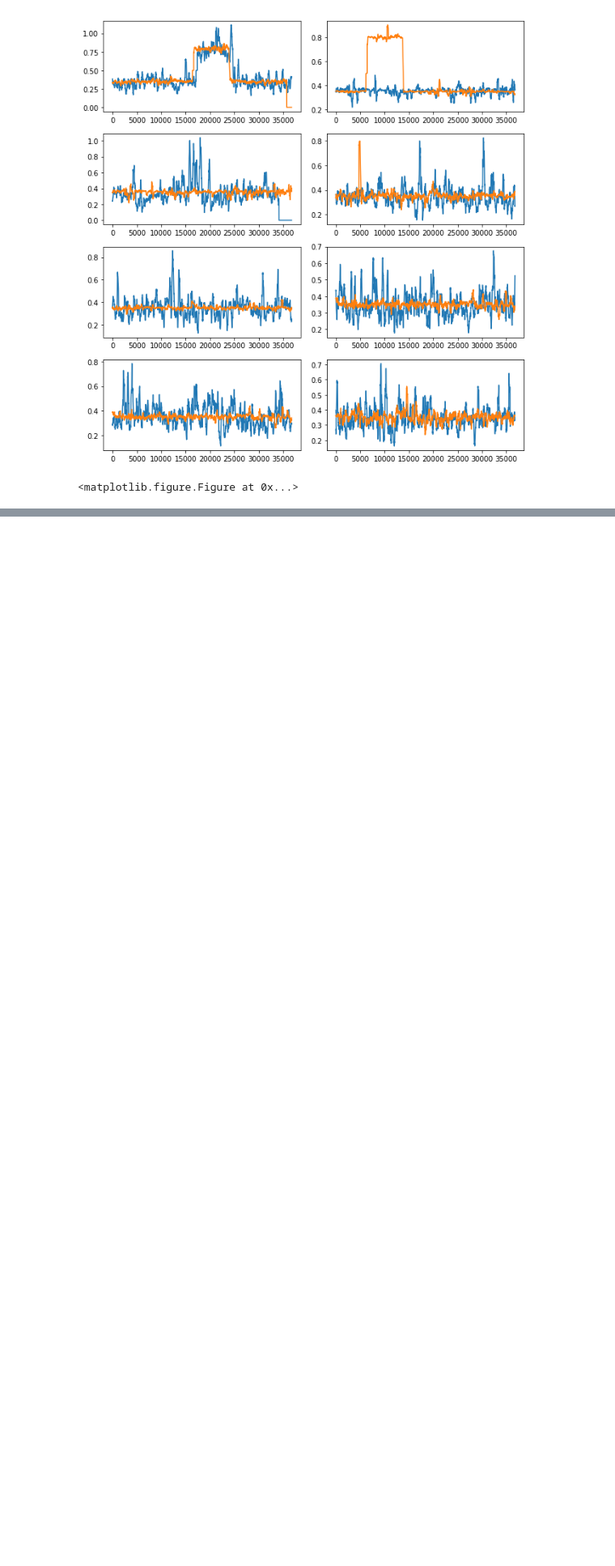
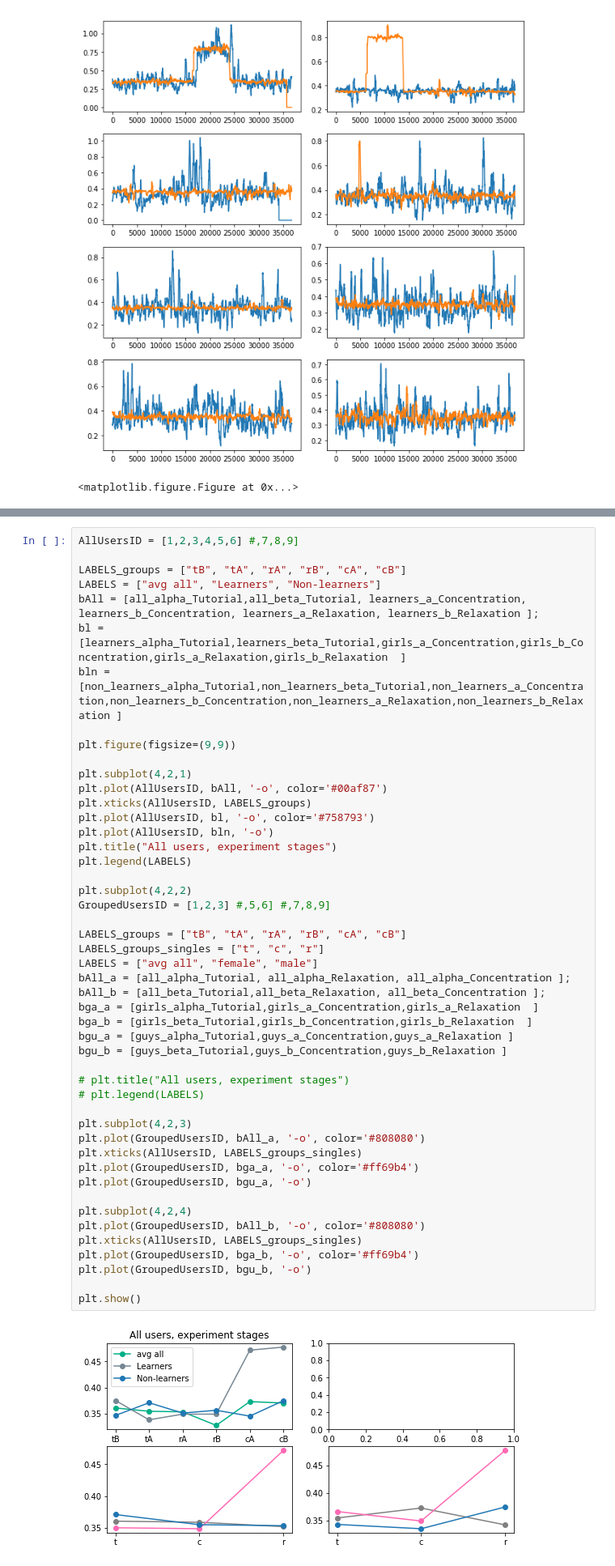
Before and after one commit to VessoVit/neurosignalAnalaysis, a Jupyter notebook: vvThesisExperiment.ipynb, the cells around one changed output, grey strips where cells are left out. Shown at 81% size. Saved outputs shown, nothing was run; the diff lists cells and outputs as text; blank space fills up the shorter version.

Commit message:
Updated groups, sampling and testing

```diff
--- a/vvThesisExperiment.ipynb
+++ b/vvThesisExperiment.ipynb
@@ -342,0 +375,50 @@ plt.show()
+# %%
+AllUsersID = [1,2,3,4,5,6] #,7,8,9]
+
+LABELS_groups = ["tB", "tA", "rA", "rB", "cA", "cB"]
+LABELS = ["avg all", "Learners", "Non-learners"]
+bAll = [all_alpha_Tutorial,all_beta_Tutorial, learners_a_Concentration, learners_b_Concentration, learners_a_Relaxation, learners_b_Relaxation ];
+bl = [learners_alpha_Tutorial,learners_beta_Tutorial,girls_a_Concentration,girls_b_Concentration,girls_a_Relaxation,girls_b_Relaxation  ]
+bln = [non_learners_alpha_Tutorial,non_learners_beta_Tutorial,non_learners_a_Concentration,non_learners_b_Concentration,non_learners_a_Relaxation,non_learners_b_Relaxation ]
+
+plt.figure(figsize=(9,9))
+
+plt.subplot(4,2,1)
+plt.plot(AllUsersID, bAll, '-o', color='#00af87')
+plt.xticks(AllUsersID, LABELS_groups)
+plt.plot(AllUsersID, bl, '-o', color='#758793')
+plt.plot(AllUsersID, bln, '-o')
+plt.title("All users, experiment stages")
+plt.legend(LABELS)
+
+plt.subplot(4,2,2)
+GroupedUsersID = [1,2,3] #,5,6] #,7,8,9]
+
+LABELS_groups = ["tB", "tA", "rA", "rB", "cA", "cB"]
+LABELS_groups_singles = ["t", "c", "r"]
+LABELS = ["avg all", "female", "male"]
+bAll_a = [all_alpha_Tutorial, all_alpha_Relaxation, all_alpha_Concentration ];
+bAll_b = [all_beta_Tutorial,all_beta_Relaxation, all_beta_Concentration ];
+bga_a = [girls_alpha_Tutorial,girls_a_Concentration,girls_a_Relaxation  ]
+bga_b = [girls_beta_Tutorial,girls_b_Concentration,girls_b_Relaxation  ]
+bgu_a = [guys_alpha_Tutorial,guys_a_Concentration,guys_a_Relaxation ]
+bgu_b = [guys_beta_Tutorial,guys_b_Concentration,guys_b_Relaxation ]
+
+# plt.title("All users, experiment stages")
+# plt.legend(LABELS)
+
+plt.subplot(4,2,3)
+plt.plot(GroupedUsersID, bAll_a, '-o', color='#808080')
+plt.xticks(AllUsersID, LABELS_groups_singles)
+plt.plot(GroupedUsersID, bga_a, '-o', color='#ff69b4')
+plt.plot(GroupedUsersID, bgu_a, '-o')
+
+plt.subplot(4,2,4)
+plt.plot(GroupedUsersID, bAll_b, '-o', color='#808080')
+plt.xticks(AllUsersID, LABELS_groups_singles)
+plt.plot(GroupedUsersID, bga_b, '-o', color='#ff69b4')
+plt.plot(GroupedUsersID, bgu_b, '-o')
+
+plt.show()
+# %% [output]
+[figure, added]
```
Also changed, not shown: parts of 39 cells of this notebook, 7 other files.
